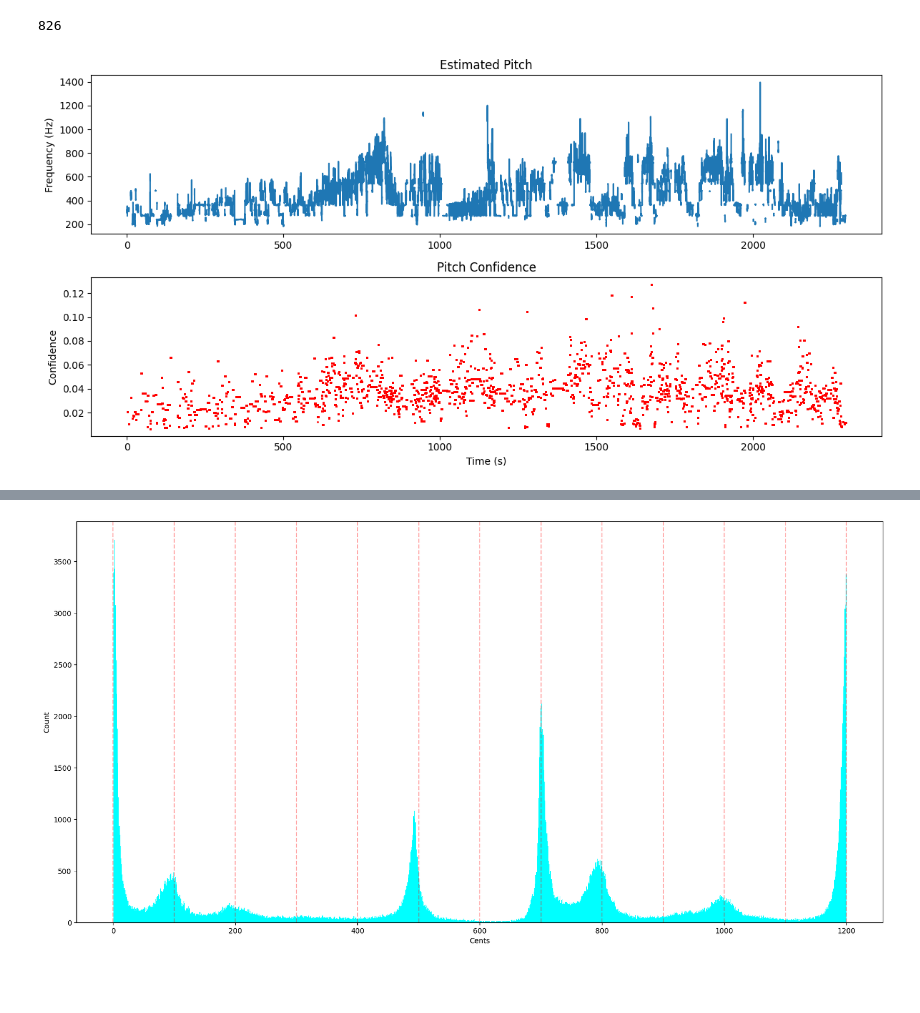
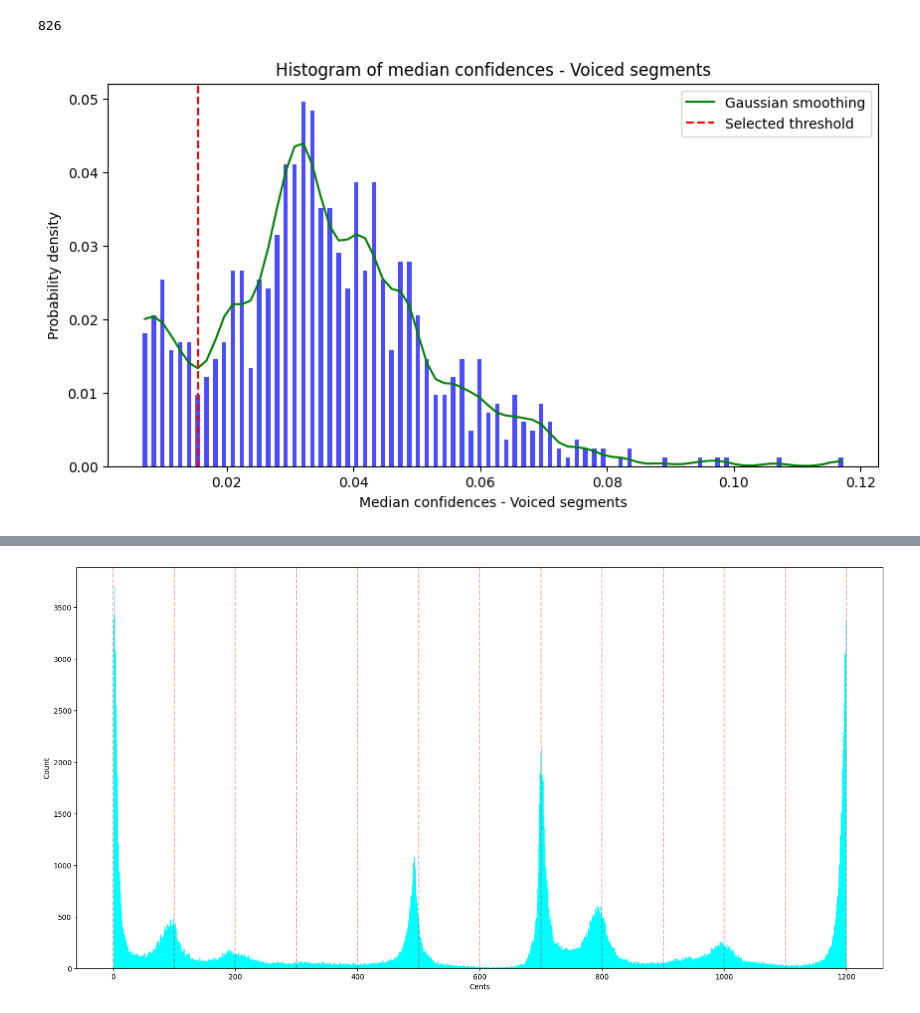
Before and after one commit to root2pk/masters-thesis, a Jupyter notebook: main.ipynb, the cells around one changed output, grey strips where cells are left out. Cells and saved outputs as stored; diff of their text form; code cells hidden in the pictures; blank space fills up the shorter version.

```diff
--- a/main.ipynb
+++ b/main.ipynb
@@ -44,7 +55,21 @@ voiced_segments = u.voiced_segments(f0)
 print(len(voiced_segments))
 # %% [output]
 826
-# %%
-u.plot_pitch(f0, conf, y, sr)
-# %% [output]
-[figure, removed]
+# %%
+# Removing segments with low confidence estimation
+median_conf = u.median_confidences(conf, voiced_segments)
+plt.figure(figsize=(10, 5))
+hist, bin_edges = np.histogram(median_conf, bins = 80, density = True)
+hist = hist/np.sum(hist)
+peaks = u.find_minimas(hist, height = 0.01)
+gaussian_fit = u.gaussian_filter(hist, 10, sigma = 1.5)
+plt.bar(bin_edges[:-1], hist, width = 0.5*(bin_edges[1] - bin_edges[0]), color = 'b', alpha = 0.7)
+plt.plot(bin_edges[:-1], gaussian_fit, color = 'g', label = "Gaussian smoothing")
+plt.axvline(x = bin_edges[peaks[0]], color = 'r', linestyle = '--', label = "Selected threshold")
+plt.xlabel("Median confidences - Voiced segments")
+plt.ylabel("Probability density")
+plt.title("Histogram of median confidences - Voiced segments")
+plt.legend()
+plt.show()
+# %% [output]
+[figure, added]
```
Also changed, not shown: parts of 18 cells of this notebook, 8 other files.
